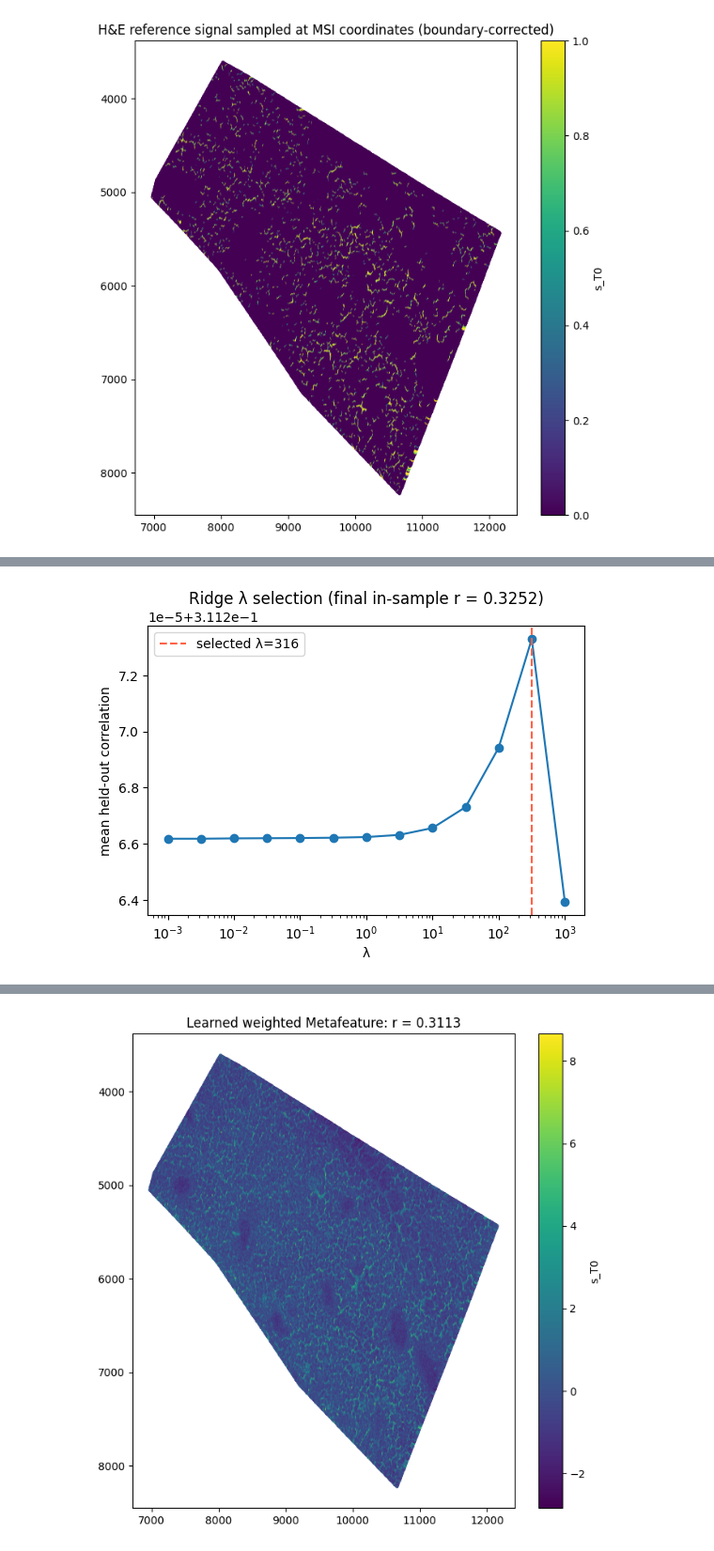
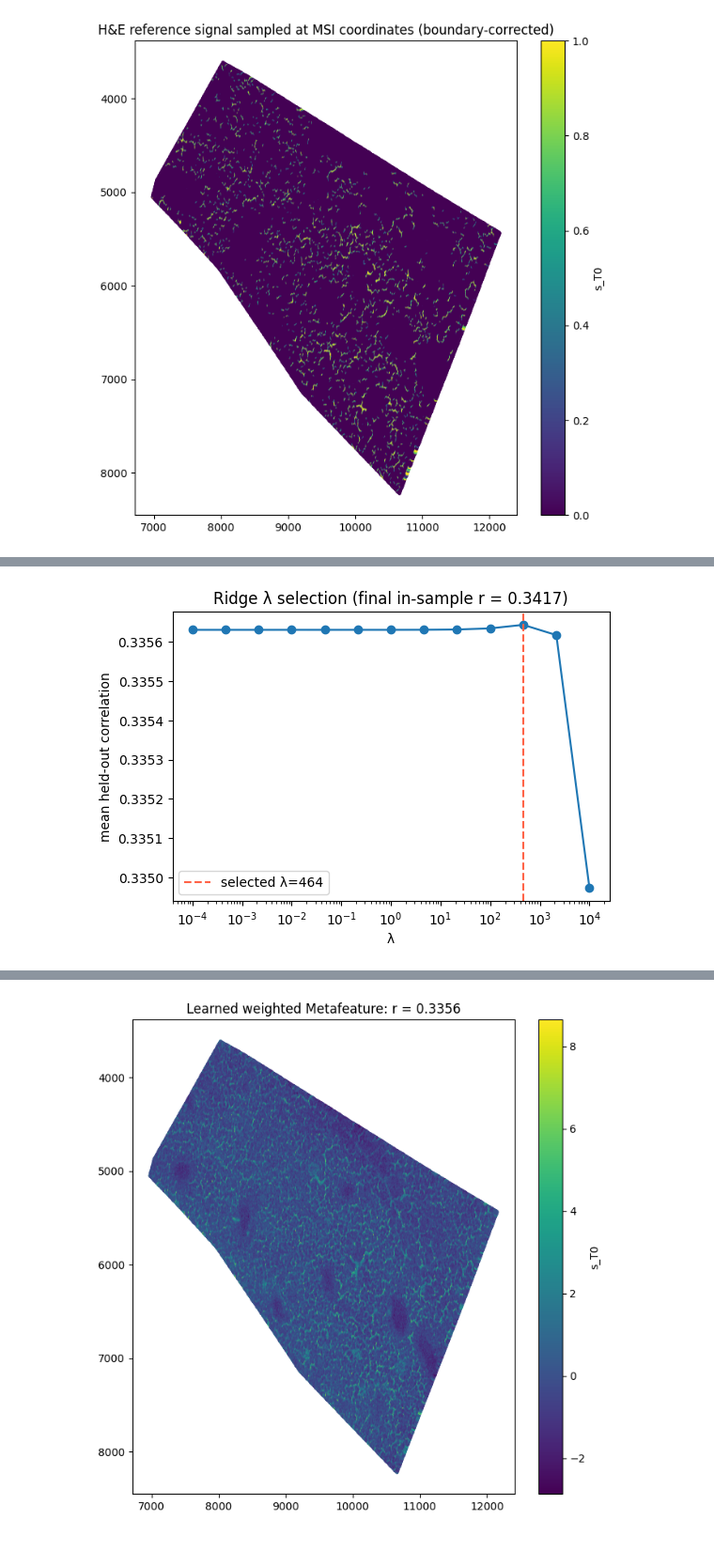
Before and after one commit to krastegar/MALDI_Metabolomics, a Jupyter notebook: notebooks/feature_based_alignment.ipynb, the cells around one changed output, grey strips where cells are left out. Shown at 94% size. Drawn from its saved outputs; the diff is of its cells as text; code cells hidden in the pictures.

```diff
--- a/notebooks/feature_based_alignment.ipynb
+++ b/notebooks/feature_based_alignment.ipynb
@@ -554,8 +338,16 @@ from sklearn.neighbors import NearestNeighbors
 neigh = NearestNeighbors(n_neighbors=2)
 neigh.fit(T0_maldi_coords)
 distances, _ = neigh.kneighbors(T0_maldi_coords)
-r = np.median(distances[:, 1])
-h = 1.5*r
+d_MSI = np.median(distances[:, 1])
+
+# Wendland support radius, matching the paper's rho = (1+eta) * d_MSI / sqrt(2)
+# (Sec 2.1). _create_wendland_kernel tests r2 < h, i.e. it treats its h
+# argument as rho^2 (see Kp(x) using ||x||^2/rho^2), so h must be rho
+# squared here — not rho itself.
+eta = 0.1
+rho = (1 + eta) * d_MSI / np.sqrt(2)
+h = rho ** 2
+r = d_MSI  # kept for any downstream reference to the old name
 # %%
 def smooth_mask_normalized(S_HE, M, h):
     """
@@ -630,8 +422,8 @@ from sklearn.preprocessing import StandardScaler
 def preprocess_features(spot_feature_matrix, low_pct=1, high_pct=99):
     """
     MSI feature preprocessing before ridge fitting (paper Sec. 2.2 requires
-    centered/unit-variance features; TIC normalization and outlier clipping
-    are standard MSI preprocessing added on top of that).
+    centered/unit-variance features; log transform, TIC normalization, and
+    outlier clipping are standard MSI preprocessing added on top of that).
     """
     X = spot_feature_matrix.toarray().astype(np.float32)
 
@@ -641,6 +433,12 @@ def preprocess_features(spot_feature_matrix, low_pct=1, high_pct=99):
     #tic = X.sum(axis=1, keepdims=True)
     #tic[tic == 0] = 1.0  # guard against empty spots
     #X = X / tic
+
+    # log transform: raw MS intensities are heavy-tailed/skewed, which can
+    # let a few extreme spots dominate both the percentile clip below and
+    # the ridge fit itself. log1p handles the many exact-zero entries
+    # (no signal for that m/z at that spot) without producing -inf.
+    X = np.log1p(X)
 
     # clip each feature at its 1st/99th percentile so a handful of extreme
     # spots don't dominate the per-column mean/std computed next.
@@ -654,7 +452,7 @@ def preprocess_features(spot_feature_matrix, low_pct=1, high_pct=99):
 
 X_scaled = preprocess_features(spot_feature_matrix)
 # %%
-def spatial_block_cv(coords, n_blocks_per_axis=8, n_folds=5, min_block_size=20, random_state=0):
+def spatial_block_cv(coords, n_blocks_per_axis=32, n_folds=5, min_block_size=20, random_state=0):
     """
     Spatial block CV fold assignment (paper Sec. 2.2). Random per-pixel folds
     would leak spatial autocorrelation between train/val; blocking on
@@ -695,15 +493,6 @@ def spatial_block_cv(coords, n_blocks_per_axis=8, n_folds=5, min_block_size=20,
 
 block_id, fold_assignment = spatial_block_cv(T0_maldi_coords)
 
-# blocks after boundary merge — grid-adjacency version should keep straight,
-# axis-aligned block edges everywhere, including at the tissue boundary
-plt.figure(figsize=(8, 8))
-plt.scatter(T0_maldi_coords[:, 0], T0_maldi_coords[:, 1], c=block_id, s=4, cmap="tab20")
-plt.gca().invert_yaxis()
-plt.colorbar(label="block id")
-plt.title("Spatial blocks after boundary merge")
-plt.show()
-
 # resulting 5-fold assignment
 plt.figure(figsize=(8, 8))
 plt.scatter(T0_maldi_coords[:, 0], T0_maldi_coords[:, 1], c=fold_assignment, s=4, cmap="tab10")
@@ -732,35 +520,35 @@ def ridge_metafeature_fit(X, s, fold_assignment, lambdas):
             train = fold_assignment != f
             val = ~train
             ridge = Ridge(alpha=lam, fit_intercept=False).fit(X[train], s[train])
             pred = X[val] @ ridge.coef_
             val_corr[li, f], _ = pearsonr(pred, s[val])
 
     mean_val_corr = val_corr.mean(axis=1)
     best_lambda = lambdas[np.argmax(mean_val_corr)]
 
     # refit on all data at the selected lambda, normalize to the canonical direction w_hat
     ridge_final = Ridge(alpha=best_lambda, fit_intercept=False).fit(X, s)
     w_hat = ridge_final.coef_ / np.linalg.norm(ridge_final.coef_)
     q = X @ w_hat
     return w_hat, q, best_lambda, mean_val_corr
 
 # s_T is standardized to match X_scaled's unit-variance convention, so the
 # lambda grid means the same thing on both sides of the ridge loss
 s_scaled = StandardScaler().fit_transform(s_T0.reshape(-1, 1)).ravel()
-lambdas = np.logspace(-3, 3, 13)
+lambdas = np.logspace(-4, 4, 13)
 w_hat0, q0, best_lambda, mean_val_corr = ridge_metafeature_fit(X_scaled, s_scaled, fold_assignment, lambdas)
 corr0, _ = pearsonr(q0, s_scaled)
 
 plt.figure(figsize=(6, 4))
 plt.semilogx(lambdas, mean_val_corr, marker="o")
 plt.axvline(best_lambda, color="tomato", linestyle="--", label=f"selected λ={best_lambda:.3g}")
 plt.xlabel("λ")
 plt.ylabel("mean held-out correlation")
 plt.title(f"Ridge λ selection (final in-sample r = {corr0:.4f})")
 plt.legend()
 plt.show()
 # %% [output]
-[figure, old version]
+[figure, new version]
 # %%
 def test_single_mz(mz_value, mz_labels, X_scaled, s_scaled, fold_assignment, lambdas=None):
     """
```
Also changed, not shown: parts of 34 cells of this notebook, 2 other files.
